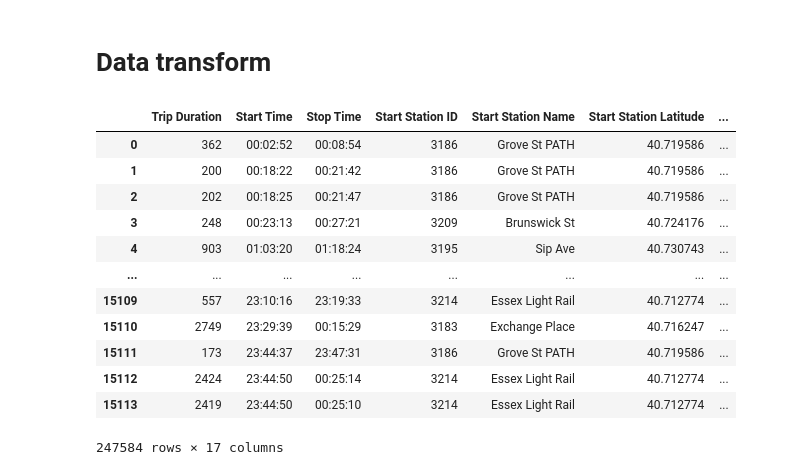
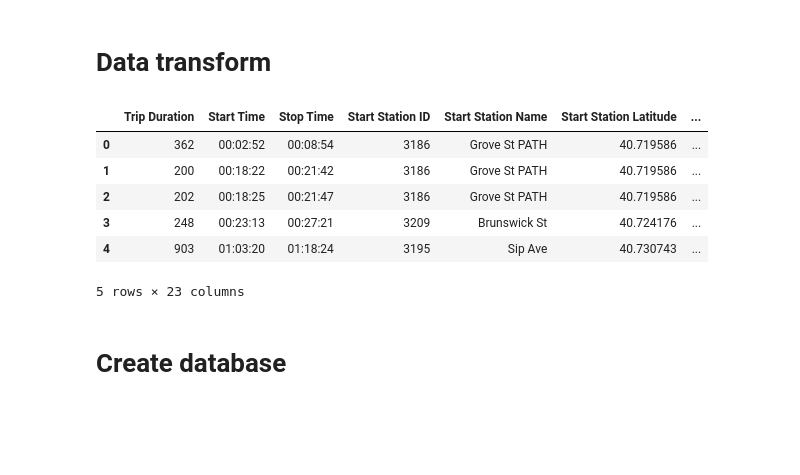
Before and after one commit to andrewcaoo/Bike-rental-data-management., a Jupyter notebook: BikeRental&Weather_data.ipynb, the cells around one changed output. Saved outputs shown, nothing was run; the diff lists cells and outputs as text; code cells hidden in the pictures; blank space fills up the shorter version.

Commit message:
Completed data cleaning and database creation

```diff
--- a/BikeRental&Weather_data.ipynb
+++ b/BikeRental&Weather_data.ipynb
@@ -115,3 +121,13 @@ Data columns (total 15 columns):
 # citibikes_df['Birth Year'] = citibikes_df['Birth Year'].apply(lambda x: int(x) if not pd.isna(x) else x)
 
 citibikes_df['Birth Year'] = citibikes_df['Birth Year'].astype('Int64')
+
+citibikes_df.fillna(
+    value={
+        'User Type': 'Customer',
+        'Birth Year': citibikes_df['Birth Year'].median()
+    }
+)
+
+citibikes_df['Start Time'] = pd.to_datetime(citibikes_df['Start Time'])
+citibikes_df['Stop Time'] = pd.to_datetime(citibikes_df['Stop Time'])
@@ -139,28 +155,32 @@ weather_data_df.drop(['TSUN','PGTM'], axis=1, inplace=True)
 # Data transform
 # %%
 # print(citibikes_df.head(10))
-start_t = citibikes_df['Start Time'].str.split(' ', expand=True)
-stop_t = citibikes_df['Stop Time'].str.split(' ', expand=True)
+# start_t = citibikes_df['Start Time'].str.split(' ', expand=True)
+# stop_t = citibikes_df['Stop Time'].str.split(' ', expand=True)
 
-assigned_data = {
-    'Start Date': start_t[0],
-    'Start Time': start_t[1],
-    'Stop Date':  stop_t[0],
-    'Stop Time' : stop_t[1],
-}
+# assigned_data = {
+#     'Start Date': start_t[0],
+#     'Start Time': start_t[1],
+#     'Stop Date':  stop_t[0],
+#     'Stop Time' : stop_t[1],
+# }
 
-citibikes_df.assign(**assigned_data)
+# citibikes_df.assign(**assigned_data)
+
+citibikes_df['Start Date'] = citibikes_df['Start Time'].dt.date
+citibikes_df['Stop Date'] = citibikes_df['Stop Time'].dt.date
+
+citibikes_df['Start Time'] = citibikes_df['Start Time'].dt.time
+citibikes_df['Stop Time'] = citibikes_df['Stop Time'].dt.time
+
+citibikes_df.head(5)
 # %% [output]
 |  | Trip Duration | Start Time | Stop Time | Start Station ID | Start Station Name | Start Station Latitude | ... |
 | 0 | 362 | 00:02:52 | 00:08:54 | 3186 | Grove St PATH | 40.719586 | ... |
 | 1 | 200 | 00:18:22 | 00:21:42 | 3186 | Grove St PATH | 40.719586 | ... |
 | 2 | 202 | 00:18:25 | 00:21:47 | 3186 | Grove St PATH | 40.719586 | ... |
 | 3 | 248 | 00:23:13 | 00:27:21 | 3209 | Brunswick St | 40.724176 | ... |
 | 4 | 903 | 01:03:20 | 01:18:24 | 3195 | Sip Ave | 40.730743 | ... |
-| ... | ... | ... | ... | ... | ... | ... | ... |
-| 15109 | 557 | 23:10:16 | 23:19:33 | 3214 | Essex Light Rail | 40.712774 | ... |
-| 15110 | 2749 | 23:29:39 | 00:15:29 | 3183 | Exchange Place | 40.716247 | ... |
-| 15111 | 173 | 23:44:37 | 23:47:31 | 3186 | Grove St PATH | 40.719586 | ... |
-| 15112 | 2424 | 23:44:50 | 00:25:14 | 3214 | Essex Light Rail | 40.712774 | ... |
-| 15113 | 2419 | 23:44:50 | 00:25:10 | 3214 | Essex Light Rail | 40.712774 | ... |
-247584 rows × 17 columns
+5 rows × 23 columns
+# %% [markdown]
+# Create database
```
Also changed, not shown: parts of 7 cells of this notebook, 1 other file.
